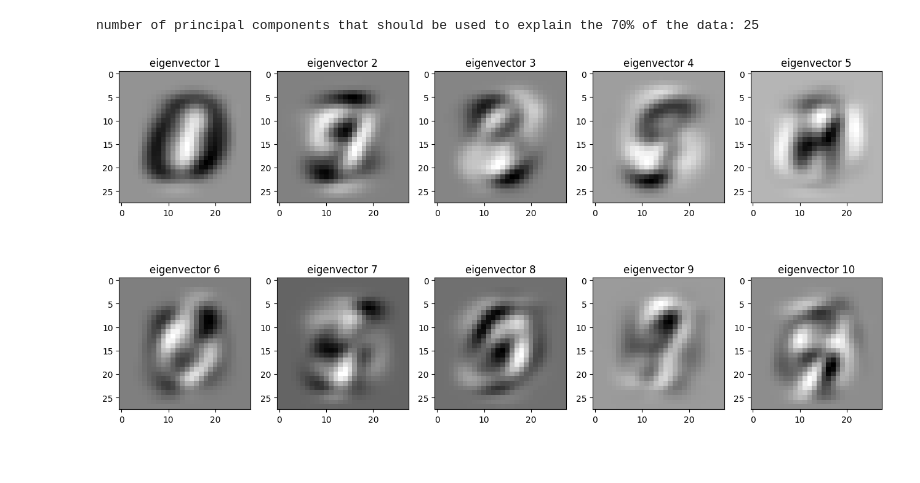
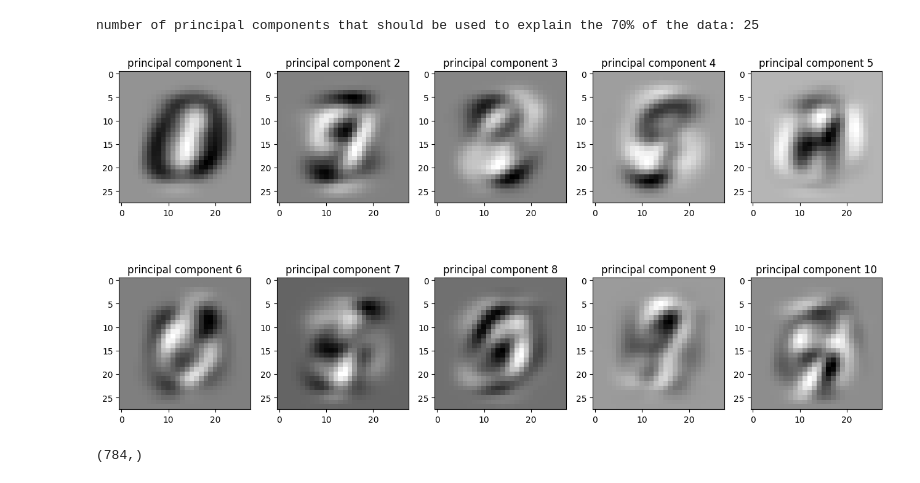
Before and after one commit to EnesAgirman/Mnist-classifier-with-Logistic-Regression, a Jupyter notebook: PCA.ipynb, the cells around one changed output. Cells and saved outputs as stored; diff of their text form; code cells hidden in the pictures.

```diff
--- a/PCA.ipynb
+++ b/PCA.ipynb
@@ -115,22 +115,28 @@ print(f"number of principal components that should be used to explain the 70% of
 number of principal components that should be used to explain the 70% of the data: 25
 # %%
 plt.figure(figsize=(16, 8))
+
 for i in range(10):
 
     # min-max scale the first 10 eigenvectors
     eigenvector = train_eigenvectors[:, i]
 
     # Source: https://en.wikipedia.org/wiki/Feature_scaling
     eigenvector = (eigenvector - np.min(eigenvector)) / (np.max(eigenvector) - np.min(eigenvector))
 
     # reshape the eigenvector from 784x1 to 28x28 to be able to display it as an image
     eigenvector = eigenvector.reshape(28, 28)
 
+
     # display the results
     plt.subplot(2, 5, i+1)
     plt.imshow(eigenvector, cmap=plt.cm.gray)
-    plt.title(f"eigenvector {i+1}")
+    plt.title(f"principal component {i+1}")
 
 plt.show()
 # %% [output]
-[figure, old version]
+[figure, new version]
+# %%
+train_eigenvectors[0].shape
+# %% [output]
+(784,)
```
Also changed, not shown: parts of 1 cell of this notebook.
